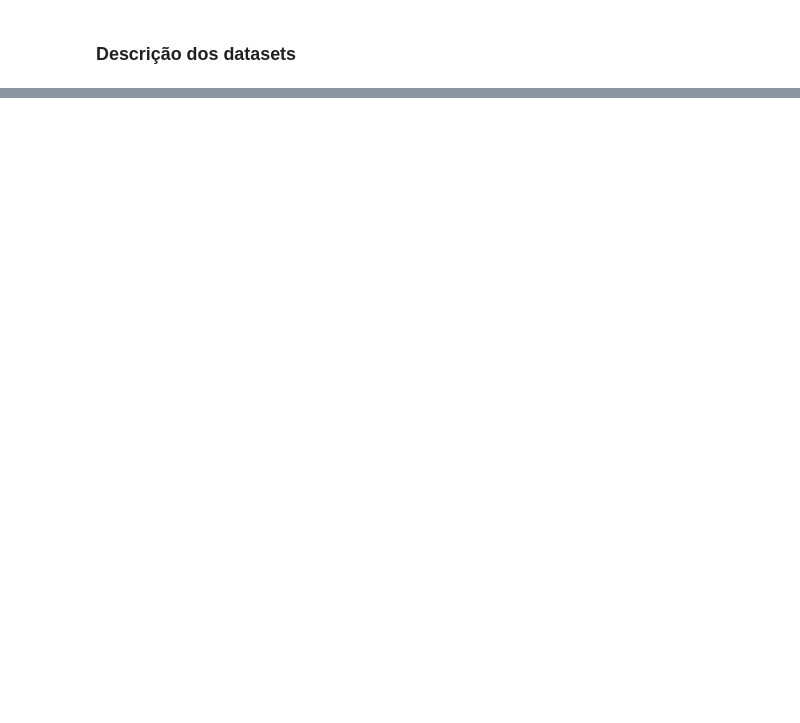
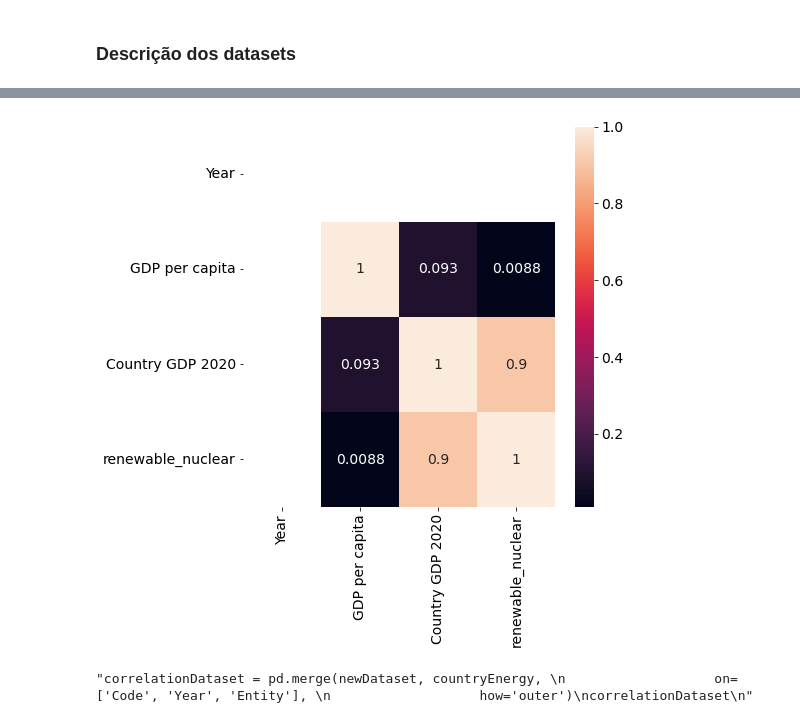
Before and after one commit to ZeMiguelGomes/SGD-data-analysis, a Jupyter notebook: Projeto 2 SGD .ipynb, the cells around one changed output, grey strips where cells are left out. Cells and saved outputs as stored; diff of their text form; code cells hidden in the pictures; blank space fills up the shorter version.

```diff
--- a/Projeto 2 SGD .ipynb
+++ b/Projeto 2 SGD .ipynb
@@ -57,0 +117,10 @@ electricityPrice2021 = pd.read_excel("global-electricity-per-kwh-pricing-2021.xl
+# %%
+#Merge GDP_perCapita with GDPcountries based on commom columns
+GDP_perCapita_GDPcountries = pd.merge(GDP_perCapita, GDPcountries,
+                   on='Code',
+                   how='outer')
+GDP_perCapita_GDPcountries = GDP_perCapita_GDPcountries.sort_values(by=['Country GDP 2020'],ascending=False)
+GDP_perCapita_GDPcountries = GDP_perCapita_GDPcountries.loc[GDP_perCapita_GDPcountries['Country GDP 2020'].notna() & GDP_perCapita_GDPcountries['Entity'].notna()]
+
+GDP_perCapita_GDPcountries
+#newDataset.loc[newDataset['Code'] == 'USA']
@@ -74,0 +177,17 @@ plt.show()
+# %%
+countryGDP_renewableEnergy= GDP_perCapita_GDPcountries.merge(countryEnergy[['Code','renewable_nuclear']])
+correlation = countryGDP_renewableEnergy.corr()
+
+fig = plt.figure(figsize=(7, 7))
+plt.rcParams['font.size'] = '14'
+sns.heatmap(correlation, annot=True)
+plt.show()
+
+"""correlationDataset = pd.merge(newDataset, countryEnergy,
+                   on=['Code', 'Year', 'Entity'],
+                   how='outer')
+correlationDataset
+"""
+# %% [output]
+[figure, added]
+"correlationDataset = pd.merge(newDataset, countryEnergy, \n                   on=['Code', 'Year', 'Entity'], \n                   how='outer')\ncorrelationDataset\n"
```
Also changed, not shown: parts of 17 cells of this notebook, 3 other files.
